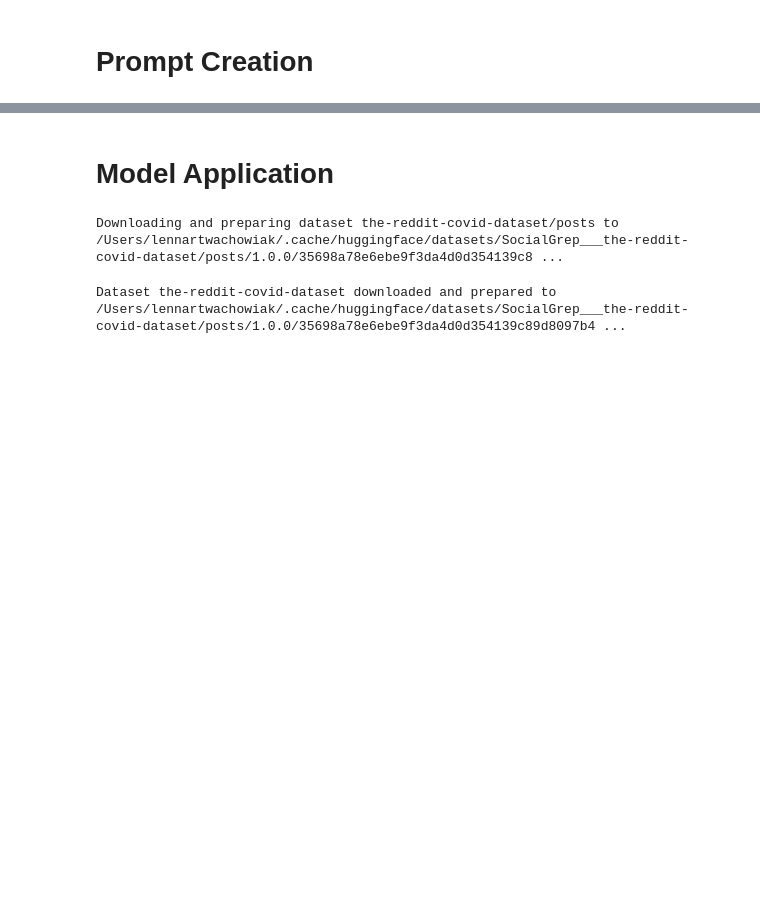
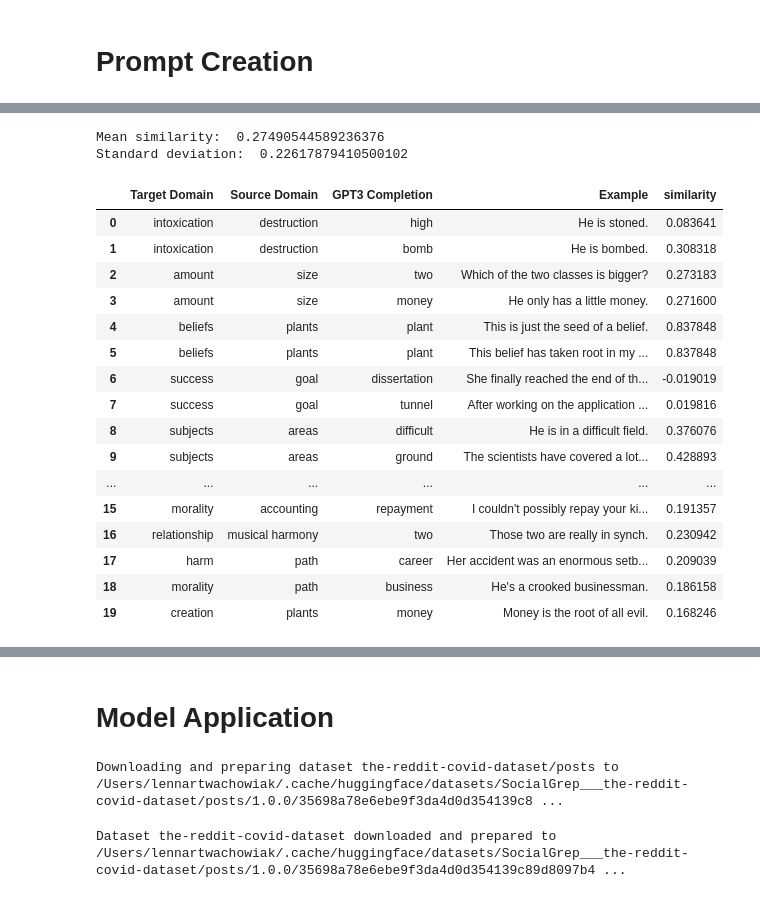
Before and after one commit to lwachowiak/Metaphor-Extraction-With-GPT-3, a Jupyter notebook: analysis.ipynb, the cells around one changed output, grey strips where cells are left out. Drawn from its saved outputs; the diff is of its cells as text; code cells hidden in the pictures; blank space fills up the shorter version.

```diff
--- a/analysis.ipynb
+++ b/analysis.ipynb
@@ -198,0 +391,15 @@ df_results[trainings_units:len(GPT3_completions)][["Target Domain", "Source Doma
+# %%
+# define training parameters
+train_indices=[0,15,30,-1]
+# model = "text-davinci-002"
+model = "text-curie-001"
+temperature = 0
+result_samples = 20
+
+# prompt
+df_results = get_GPT3_completions(train_indices, test=False, temperature=temperature, model=model, result_samples=result_samples)
+# evaluate
+mean, std, df_results = compute_similarity(df_results, "Source")
+print("Mean similarity: ", mean)
+print("Standard deviation: ", std)
+df_results
@@ -198,0 +426,25 @@ df_results[trainings_units:len(GPT3_completions)][["Target Domain", "Source Doma
+# %%
+mean, std, df_results = compute_similarity(df_results, result_samples, "Source")
+print("Mean similarity: ", mean)
+print("Standard deviation: ", std)
+df_results[:result_samples]
+# %% [output]
+Mean similarity:  0.27490544589236376
+Standard deviation:  0.22617879410500102
+|  | Target Domain | Source Domain | GPT3 Completion | Example | similarity |
+| 0 | intoxication | destruction | high | He is stoned. | 0.083641 |
+| 1 | intoxication | destruction | bomb | He is bombed. | 0.308318 |
+| 2 | amount | size | two | Which of the two classes is bigger? | 0.273183 |
+| 3 | amount | size | money | He only has a little money. | 0.271600 |
+| 4 | beliefs | plants | plant | This is just the seed of a belief. | 0.837848 |
+| 5 | beliefs | plants | plant | This belief has taken root in my ... | 0.837848 |
+| 6 | success | goal | dissertation | She finally reached the end of th... | -0.019019 |
+| 7 | success | goal | tunnel | After working on the application ... | 0.019816 |
+| 8 | subjects | areas | difficult | He is in a difficult field. | 0.376076 |
+| 9 | subjects | areas | ground | The scientists have covered a lot... | 0.428893 |
+| ... | ... | ... | ... | ... | ... |
+| 15 | morality | accounting | repayment | I couldn't possibly repay your ki... | 0.191357 |
+| 16 | relationship | musical harmony | two | Those two are really in synch. | 0.230942 |
+| 17 | harm | path | career | Her accident was an enormous setb... | 0.209039 |
+| 18 | morality | path | business | He's a crooked businessman. | 0.186158 |
+| 19 | creation | plants | money | Money is the root of all evil. | 0.168246 |
```
Also changed, not shown: parts of 25 cells of this notebook, 1 other file.
